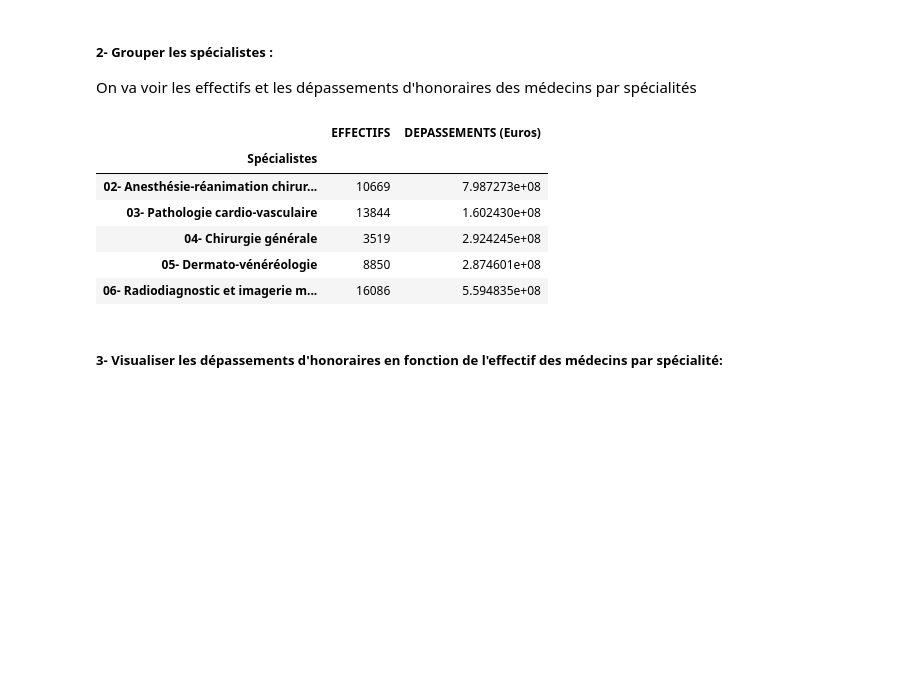
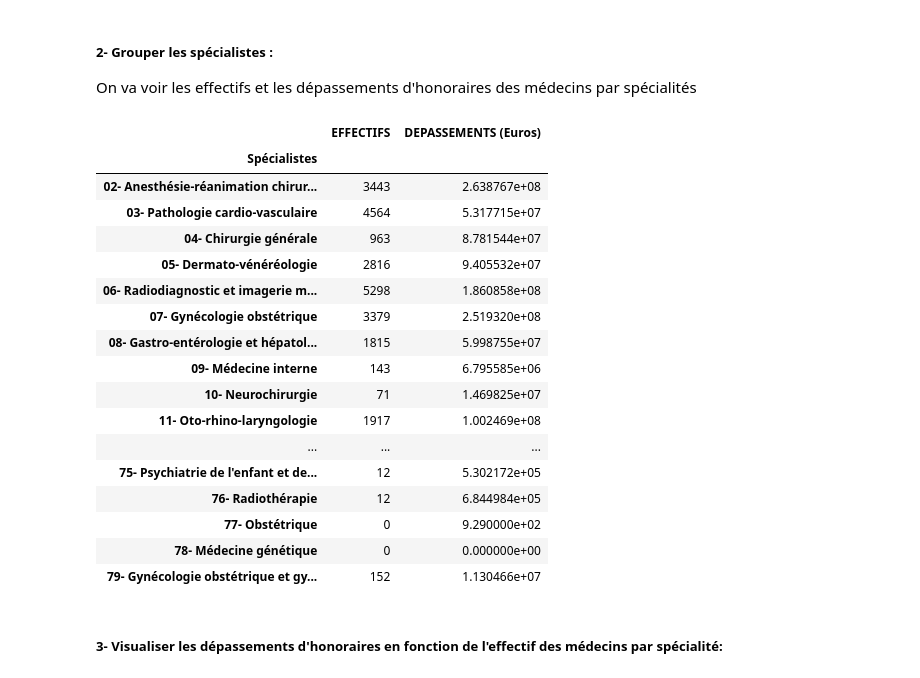
Before and after one commit to MSBigData2019/Sarra_Kazdaghli, a Jupyter notebook: INFMDI721_KitBigData/Lesson5/exo_dom_lesson_05.ipynb, the cells around one changed output. Saved outputs shown, nothing was run; the diff lists cells and outputs as text; code cells hidden in the pictures; blank space fills up the shorter version.

```diff
--- a/INFMDI721_KitBigData/Lesson5/exo_dom_lesson_05.ipynb
+++ b/INFMDI721_KitBigData/Lesson5/exo_dom_lesson_05.ipynb
@@ -23,21 +24,35 @@ df_specialistes.head()
 | 2 | 02- Anesthésie-réanimation chirur... | 03- Allier | 19 | 5.1029e+06 | 560979 | ... |
 | 5 | 02- Anesthésie-réanimation chirur... | 06- Alpes-Maritimes | 110 | 2.48538e+07 | 1.08163e+07 | ... |
 | 6 | 02- Anesthésie-réanimation chirur... | 07- Ardèche | 23 | 5.27125e+06 | 802542 | ... |
+# %%
+# Nettoyer au prélable
+df_specialistes = df_specialistes[~df_specialistes['Spécialistes'].str.contains('TOTAL')]
+df_specialistes = df_specialistes[~df_specialistes['DEPARTEMENT'].str.contains('TOTAL')]
 # %% [markdown]
 ##### 2- Grouper les spécialistes :
 On va voir les effectifs et les dépassements d'honoraires des médecins par spécialités
 # %%
+# On nettoie un peu les donnée
 df_depassement_specialite = df_specialistes.groupby(['Spécialistes']).agg({'EFFECTIFS':sum, 'DEPASSEMENTS (Euros)':sum })
-# On nettoie un peu les donnée
-df_depassement_specialite = df_depassement_specialite.drop(['TOTAL SPECIALISTES','TOTAL MEDECINS'])
-df_depassement_specialite.head()
+df_depassement_specialite
 # %% [output]
 |  | EFFECTIFS | DEPASSEMENTS (Euros) |
 | Spécialistes |  |  |
-| 02- Anesthésie-réanimation chirur... | 10669 | 7.987273e+08 |
-| 03- Pathologie cardio-vasculaire | 13844 | 1.602430e+08 |
-| 04- Chirurgie générale | 3519 | 2.924245e+08 |
-| 05- Dermato-vénéréologie | 8850 | 2.874601e+08 |
-| 06- Radiodiagnostic et imagerie m... | 16086 | 5.594835e+08 |
+| 02- Anesthésie-réanimation chirur... | 3443 | 2.638767e+08 |
+| 03- Pathologie cardio-vasculaire | 4564 | 5.317715e+07 |
+| 04- Chirurgie générale | 963 | 8.781544e+07 |
+| 05- Dermato-vénéréologie | 2816 | 9.405532e+07 |
+| 06- Radiodiagnostic et imagerie m... | 5298 | 1.860858e+08 |
+| 07- Gynécologie obstétrique | 3379 | 2.519320e+08 |
+| 08- Gastro-entérologie et hépatol... | 1815 | 5.998755e+07 |
+| 09- Médecine interne | 143 | 6.795585e+06 |
+| 10- Neurochirurgie | 71 | 1.469825e+07 |
+| 11- Oto-rhino-laryngologie | 1917 | 1.002469e+08 |
+| ... | ... | ... |
+| 75- Psychiatrie de l'enfant et de... | 12 | 5.302172e+05 |
+| 76- Radiothérapie | 12 | 6.844984e+05 |
+| 77- Obstétrique | 0 | 9.290000e+02 |
+| 78- Médecine génétique | 0 | 0.000000e+00 |
+| 79- Gynécologie obstétrique et gy... | 152 | 1.130466e+07 |
 # %% [markdown]
 ##### 3- Visualiser les dépassements d'honoraires en fonction de l'effectif des médecins par spécialité:
```
Also changed, not shown: parts of 12 cells of this notebook.
